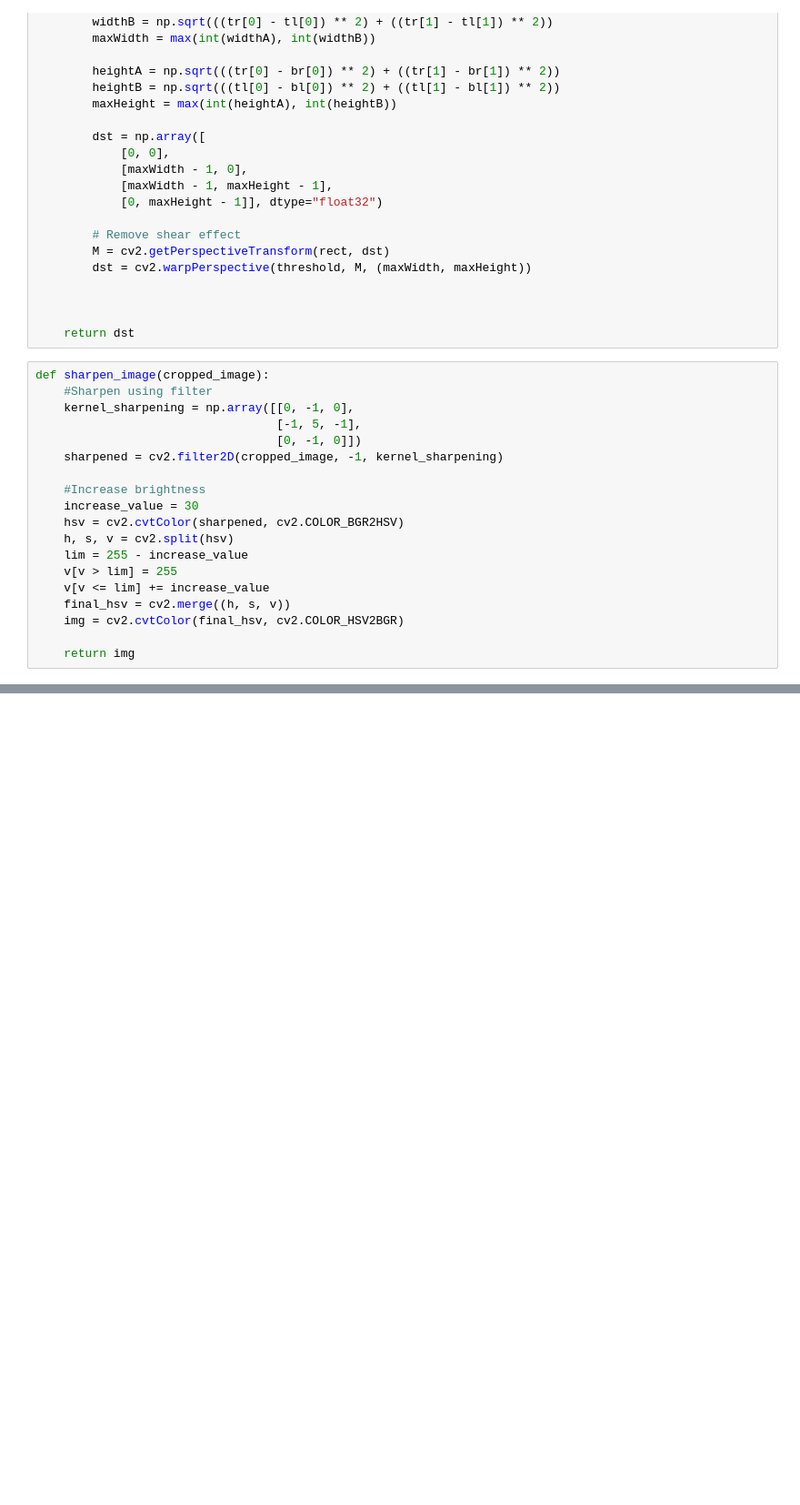
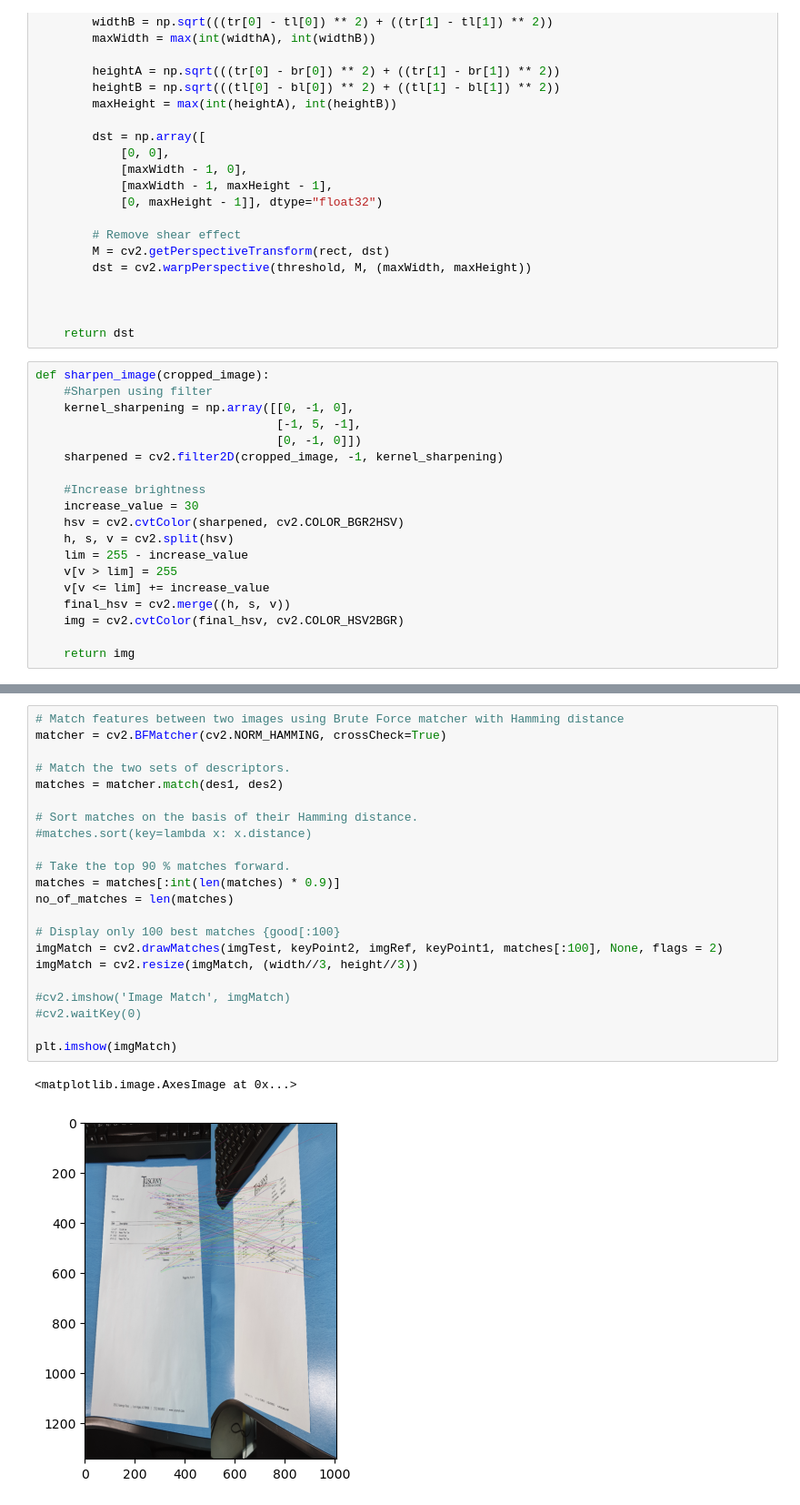
Before and after one commit to healthport-Inc/image-processing, a Jupyter notebook: Align Docs.ipynb, the cells around one changed output, grey strips where cells are left out. Shown: that part at 91% size. Saved outputs shown, nothing was run; the diff lists cells and outputs as text; blank space fills up the shorter version.

```diff
--- a/Align Docs.ipynb
+++ b/Align Docs.ipynb
@@ -137,0 +179,25 @@ axarr[1].title.set_text('Aligned')
+# %%
+# Match features between two images using Brute Force matcher with Hamming distance
+matcher = cv2.BFMatcher(cv2.NORM_HAMMING, crossCheck=True)
+
+# Match the two sets of descriptors.
+matches = matcher.match(des1, des2)
+
+# Sort matches on the basis of their Hamming distance.
+#matches.sort(key=lambda x: x.distance)
+
+# Take the top 90 % matches forward.
+matches = matches[:int(len(matches) * 0.9)]
+no_of_matches = len(matches)
+
+# Display only 100 best matches {good[:100}
+imgMatch = cv2.drawMatches(imgTest, keyPoint2, imgRef, keyPoint1, matches[:100], None, flags = 2)
+imgMatch = cv2.resize(imgMatch, (width//3, height//3))
+
+#cv2.imshow('Image Match', imgMatch)
+#cv2.waitKey(0)
+
+plt.imshow(imgMatch)
+# %% [output]
+<matplotlib.image.AxesImage at 0x...>
+[figure, added]
```
Also changed, not shown: parts of 7 cells of this notebook, 4 other files.
